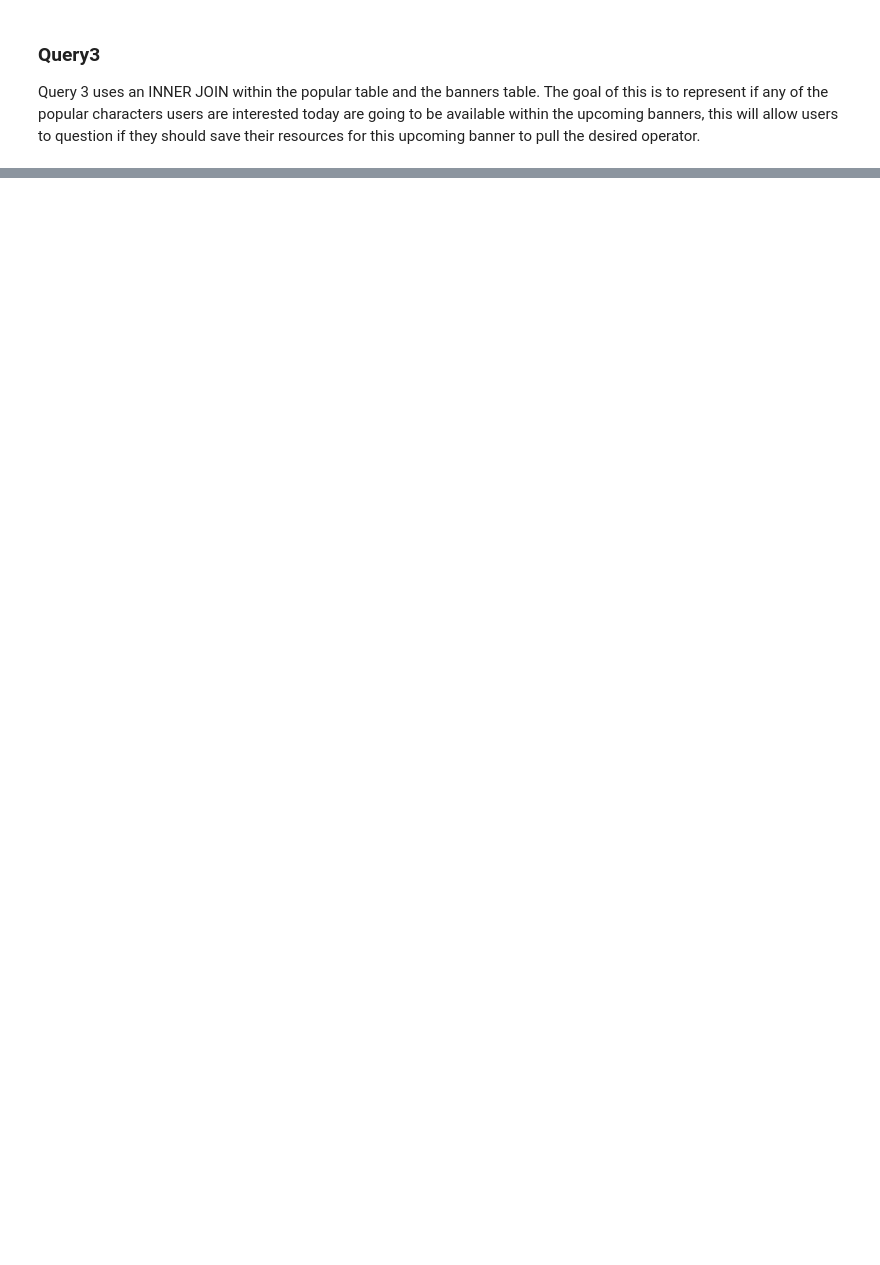
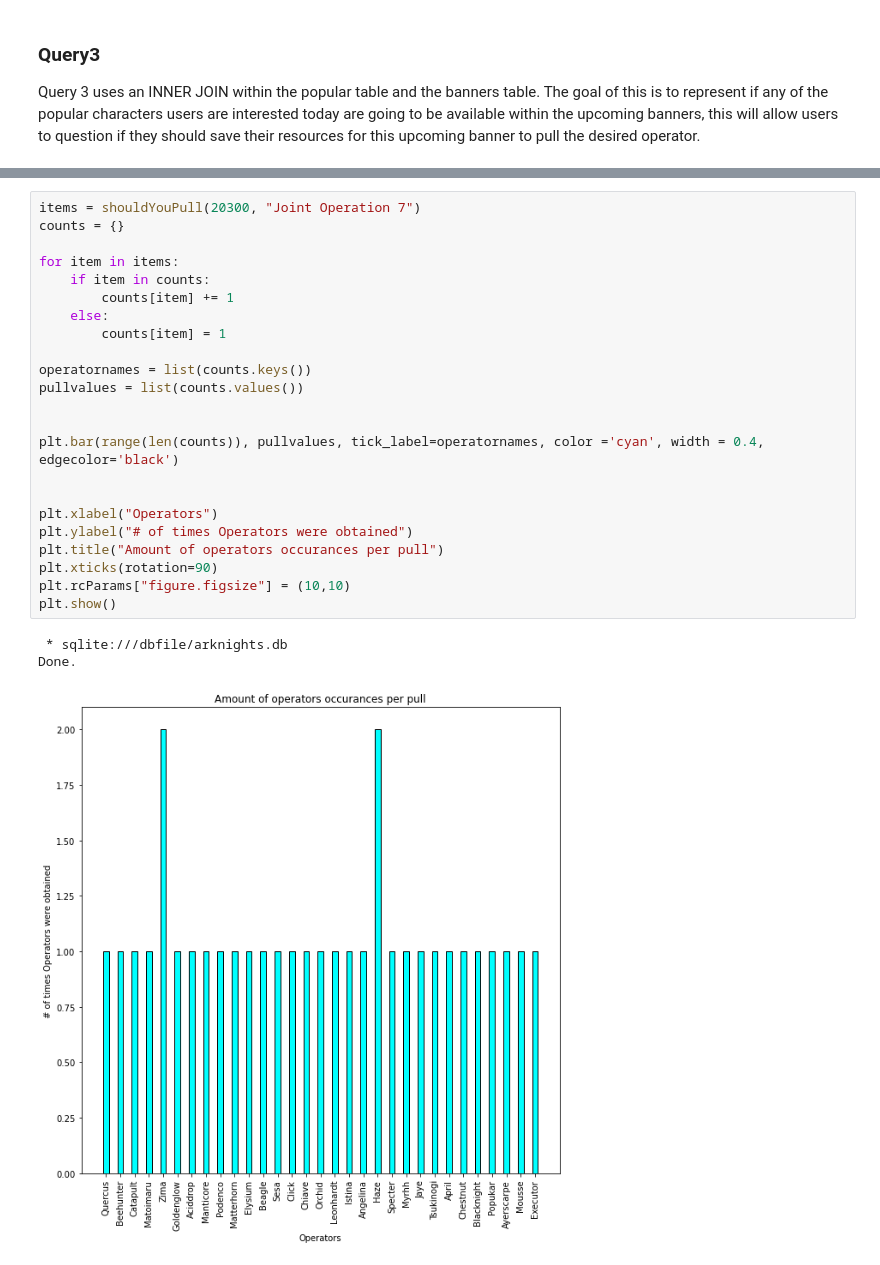
Before and after one commit to Andyreww/Arknights-Scraper, a Jupyter notebook: data_analysis.ipynb, the cells around one changed output, grey strips where cells are left out. Drawn from its saved outputs; the diff is of its cells as text; blank space fills up the shorter version.

```diff
--- a/data_analysis.ipynb
+++ b/data_analysis.ipynb
@@ -178,0 +562,27 @@ Done.
+# %%
+items = shouldYouPull(20300, "Joint Operation 7")
+counts = {}
+
+for item in items:
+    if item in counts:
+        counts[item] += 1
+    else:
+        counts[item] = 1
+
+operatornames = list(counts.keys())
+pullvalues = list(counts.values())
+
+
+plt.bar(range(len(counts)), pullvalues, tick_label=operatornames, color ='cyan', width = 0.4, edgecolor='black')
+
+
+plt.xlabel("Operators")
+plt.ylabel("# of times Operators were obtained")
+plt.title("Amount of operators occurances per pull")
+plt.xticks(rotation=90)
+plt.rcParams["figure.figsize"] = (10,10)
+plt.show()
+# %% [output]
+ * sqlite:///dbfile/arknights.db
+Done.
+[figure, added]
```
Also changed, not shown: parts of 13 cells of this notebook.
